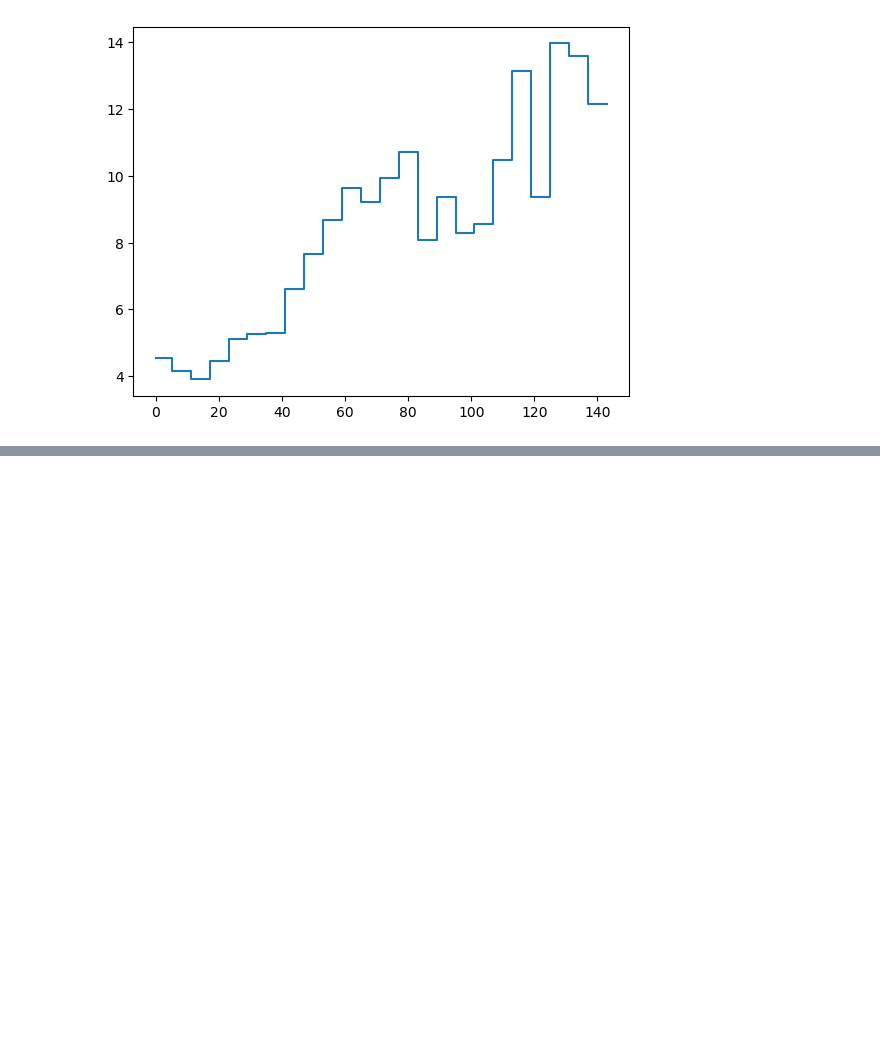
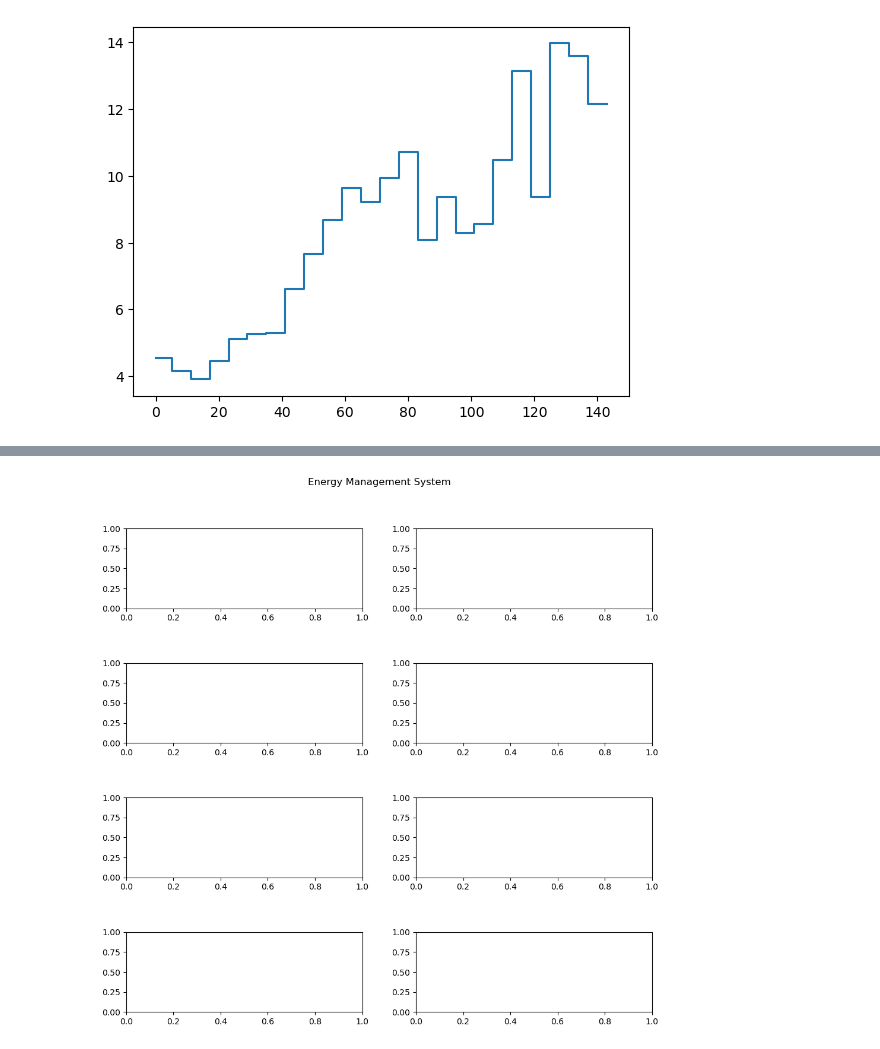
Before and after one commit to Claudio-zb/RL_WEF_MS, a Jupyter notebook: plotting_ems.ipynb, the cells around one changed output, grey strips where cells are left out. Saved outputs shown, nothing was run; the diff lists cells and outputs as text; code cells hidden in the pictures; blank space fills up the shorter version.

```diff
--- a/plotting_ems.ipynb
+++ b/plotting_ems.ipynb
@@ -88,7 +90,0 @@ mdl.show_sample(model)
-# %%
-a = np.array([1, 2, 3])
-b = np.array([4, 5, 6])
-
-gridx, gridy = np.meshgrid(a, b)
-
-np.stack((gridx, gridy), axis=2).reshape(-1, 2)
@@ -108,0 +127,39 @@ ModuleNotFoundError: No module named 'ipiopt'
+# %%
+def rwd_fun(s, a, s_next, e_penal=0):
+    next_error = s[0] - s_next[4]
+    current_error = s[0] - s[4]
+    delta_error = np.abs(next_error) - np.abs(current_error)
+    delta_Irr = (a[0] - s[3])/100
+    delta_Q_p = (a[1] - s[5])/100
+
+    if s[-1] != 143:
+        reward = (np.exp(-1 * next_error ** 2 / (s[0] + 1e-5) ** 2 -
+                  delta_Irr**2 - delta_Q_p**2) +
+                  2*np.exp(-3 * next_error ** 2 / (s[0] + 1e-5) ** 2 -
+                  2*delta_Irr**2 - 2*delta_Q_p**2) -
+                  0.5 * np.sign(np.min([delta_error, 0])) -
+                  3.0 * np.sign(np.max([delta_error, 0])))
+        if s[10] != 0:
+            reward = reward - e_penal
+    else:
+        reward = (np.exp(-1 * next_error ** 2 / (s[0] + 1e-5) ** 2 -
+                  delta_Irr**2 - delta_Q_p**2) +
+                  2*np.exp(-3 * next_error ** 2 / (s[0] + 1e-5) ** 2) -
+                  2*delta_Irr**2 - 2*delta_Q_p**2)
+        if s_next[10] != 0:
+            reward = reward - e_penal
+
+    return np.array([reward])
+# %%
+model1 = torch.load(path1 + '/policy.pt')
+model2 = torch.load(path2 + '/policy.pt')
+model3 = torch.load(path3 + '/policy.pt')
+
+rwd_fun_1 = lambda s, a, s_next: rwd_fun(s, a, s_next, 0)
+rwd_fun_2 = lambda s, a, s_next: rwd_fun(s, a, s_next, 1)
+rwd_fun_3 = lambda s, a, s_next: rwd_fun(s, a, s_next, 2)
+
+mdl = EMS_env()
+results = mdl.compare_policies([model1, model2, model3], 288, [rwd_fun_1, rwd_fun_2, rwd_fun_3])
+# %% [output]
+[figure, added]
```
Also changed, not shown: parts of 20 cells of this notebook, 5 other files.
